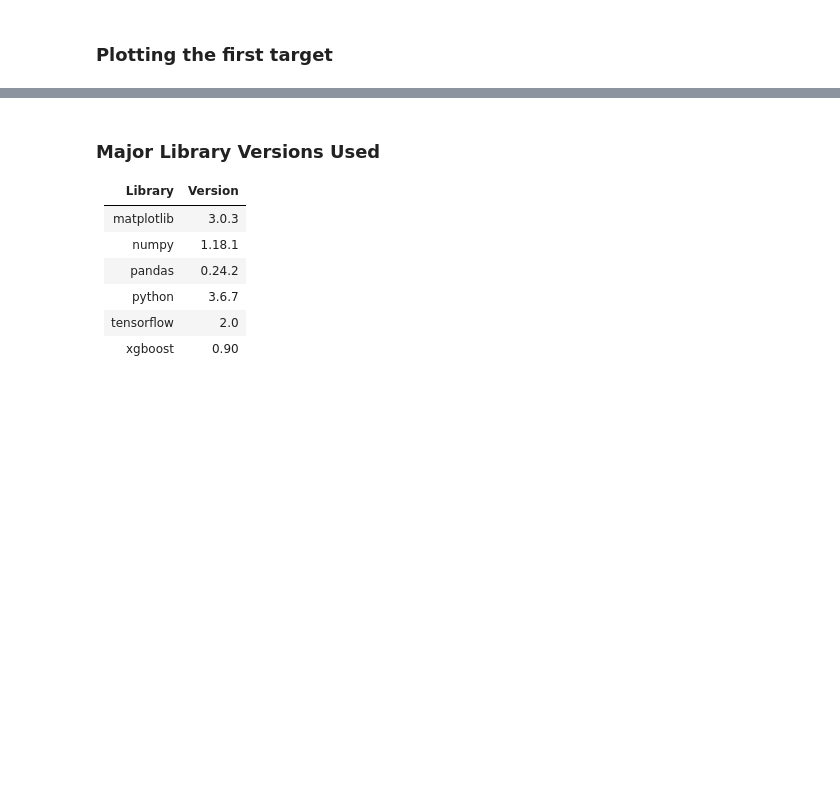
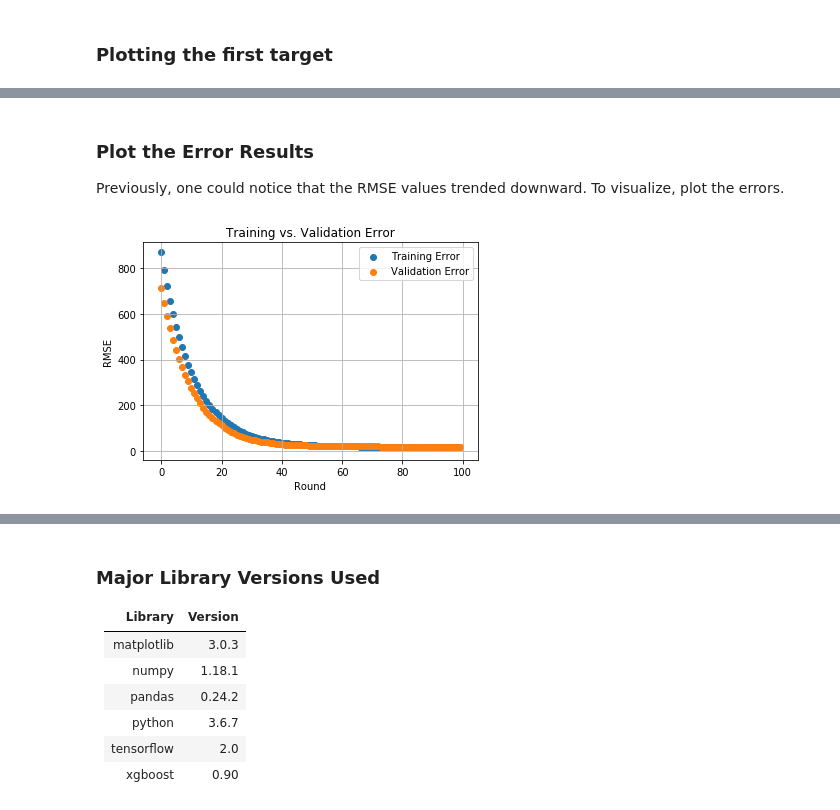
Before and after one commit to jeremywood-ai/Tau_Legion, a Jupyter notebook: xgboost/Linear_QuadraticRegression/quadraticXGBoostLocal.ipynb, the cells around one changed output, grey strips where cells are left out. Cells and saved outputs as stored; diff of their text form; code cells hidden in the pictures; blank space fills up the shorter version.

```diff
--- a/xgboost/Linear_QuadraticRegression/quadraticXGBoostLocal.ipynb
+++ b/xgboost/Linear_QuadraticRegression/quadraticXGBoostLocal.ipynb
@@ -142,0 +110,4 @@ df[:qd_val].to_csv('quadratic_validation.csv', index=False, header=False, column
+# %%
+regressor = xgb.XGBRegressor(objective='reg:squarederror')
+
+regressor # display current settings
@@ -142,0 +124,2 @@ df[:qd_val].to_csv('quadratic_validation.csv', index=False, header=False, column
+# %%
+regressor.fit(X_train, y_train, eval_set = [(X_train, y_train), (X_validation, y_validation)])
@@ -142,0 +151,20 @@ df[:qd_val].to_csv('quadratic_validation.csv', index=False, header=False, column
+# %% [markdown]
+### Plot the Error Results
+Previously, one could notice that the RMSE values trended downward. To visualize, plot the errors.
+# %%
+evals_result = regressor.evals_result()
+# %%
+# Training Rounds for the Plot
+training_rounds = range(len(evals_result['validation_0']['rmse']))
+# %%
+plt.scatter(x=training_rounds,y=evals_result['validation_0']['rmse'],label='Training Error')
+plt.scatter(x=training_rounds,y=evals_result['validation_1']['rmse'],label='Validation Error')
+
+plt.grid(True)
+plt.xlabel('Round')
+plt.ylabel('RMSE')
+plt.legend()
+plt.title('Training vs. Validation Error')
+plt.show()
+# %% [output]
+[figure, added]
```
Also changed, not shown: parts of 93 cells of this notebook.
